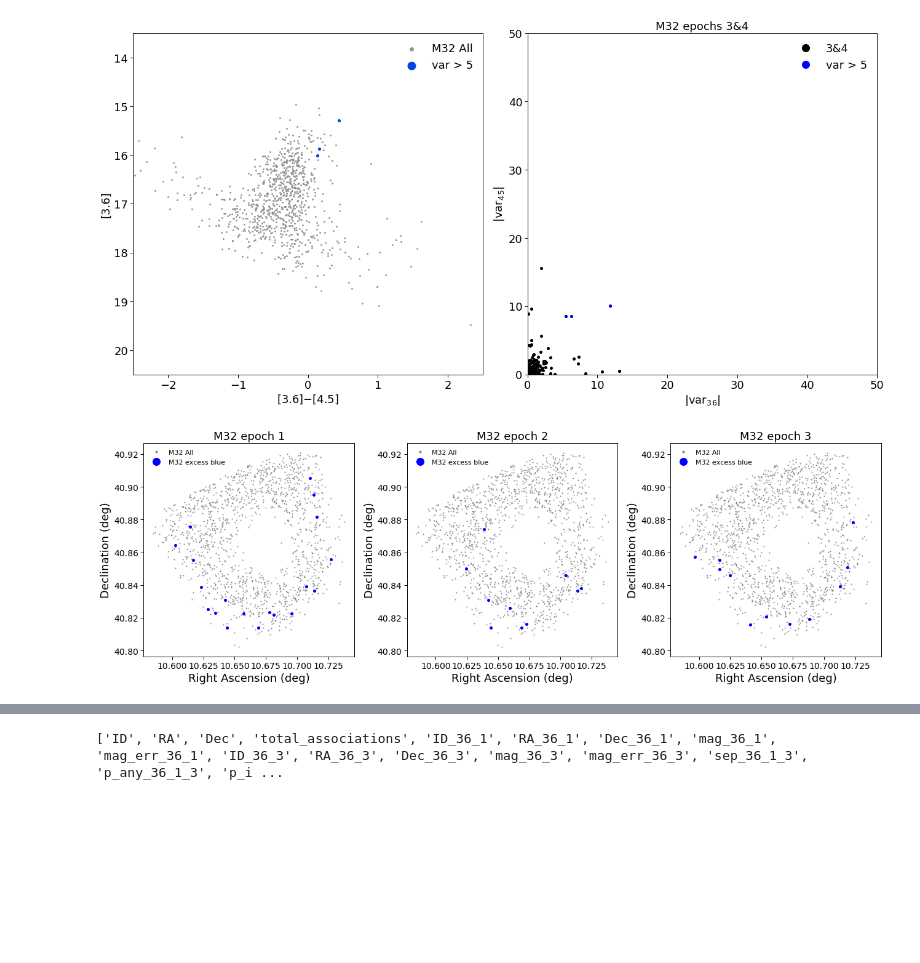
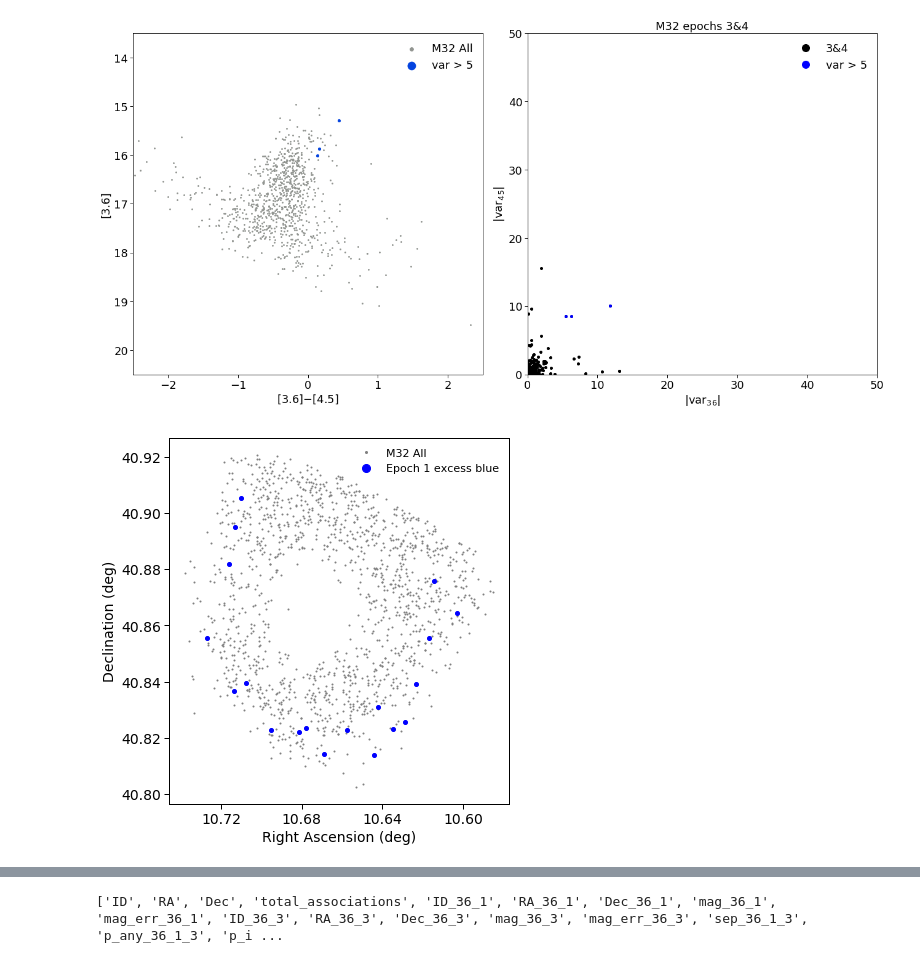
Before and after one commit to MichaelSharp7/M32, a Jupyter notebook: M32_CMD_CCD_unclean.ipynb, the cells around one changed output, grey strips where cells are left out. Cells and saved outputs as stored; diff of their text form; code cells hidden in the pictures; blank space fills up the shorter version.

```diff
--- a/M32_CMD_CCD_unclean.ipynb
+++ b/M32_CMD_CCD_unclean.ipynb
@@ -84,7 +84,7 @@ plt.rc('font', family='sans-serif')
 plt.rc("xtick", labelsize=14)
 plt.rc("ytick", labelsize=14)
 plt.rc("axes", labelsize=14)
-plt.rc("legend", fontsize=14)
+plt.rc("legend", fontsize=13)
 plt.figure(figsize=(6,11))
 # Plot all sensible stars
 plt.subplot(2,1,1)
@@ -93,7 +93,7 @@ plt.scatter(data['mag_36_1'][good_E1_idx]-data['mag_45_1'][good_E1_idx], data['m
 plt.scatter(data['mag_36_1'][bad_mag_error_idx_36_1a]-data['mag_45_1'][bad_mag_error_idx_36_1a], data['mag_36_1'][bad_mag_error_idx_36_1a],s=10,color=sns.xkcd_rgb['red'],label="Large [3.6] error")
 plt.scatter(data['mag_36_1'][bad_mag_error_idx_45_1a]-data['mag_45_1'][bad_mag_error_idx_45_1a], data['mag_36_1'][bad_mag_error_idx_45_1a],s=10,color=sns.xkcd_rgb['blue'],label="Large [4.5] error")
 #plt.xlabel("[3.6]$-$[4.5]", fontsize=14)
-plt.ylabel("[3.6]", fontsize=14)
+plt.ylabel("[3.6]$_1$", fontsize=14)
 plt.xlim(-2.5,2.5)
 plt.ylim(20.5,13.5)
 #plt.axvline(x=1.5)
@@ -119,17 +119,17 @@ plt.scatter(data['mag_36_1'][good_E1_idx]-data['mag_45_1'][good_E1_idx], data['m
 # Overplot variable sources
 plt.scatter(data['mag_36_1'][bad_mag_error_idx_36_1a]-data['mag_45_1'][bad_mag_error_idx_36_1a], data['mag_45_1'][bad_mag_error_idx_36_1a],s=10,color=sns.xkcd_rgb['red'],label="Large [3.6] error")
 plt.scatter(data['mag_36_1'][bad_mag_error_idx_45_1a]-data['mag_45_1'][bad_mag_error_idx_45_1a], data['mag_45_1'][bad_mag_error_idx_45_1a],s=10,color=sns.xkcd_rgb['blue'],label="Large [4.5] error")
-plt.xlabel("[3.6]$-$[4.5]", fontsize=14)
-plt.ylabel("[4.5]", fontsize=14)
+plt.xlabel("[3.6]$_1$$-$[4.5]$_1$", fontsize=14)
+plt.ylabel("[4.5]$_1$", fontsize=14)
 plt.xlim(-2.5,2.5)
 plt.ylim(20.5,13.5)
 #plt.axvline(x=1.5)
 plt.axvline(x=-1.6)
 plt.legend(loc="lower right",frameon=False, scatterpoints=1, numpoints=1, markerscale=2.)
 #plt.title('M32 E1', fontsize=18)
-#plt.savefig("bla.pdf", bbox_inches='tight')    # Saves the figure is uncommented
 plt.tight_layout()
 plt.subplots_adjust(hspace=0)
+plt.savefig("fixing/Unclean_errors.pdf", bbox_inches='tight')    # Saves the figure is uncommented
 plt.show()
 plt.close()
 # %% [output]
@@ -297,52 +297,84 @@ blue_1_idx = np.where((data['mag_36_1']-data['mag_45_1'] < -1.6) &(data['mag_36_
 blue_3_idx = np.where((data['mag_36_3']-data['mag_45_3'] < -1.6) &(data['mag_36_3']!=-99)&(data['mag_45_3']!=-99)&
                      ((100*data['mag_err_36_3']/data['mag_36_3'])<=1) &
                       ((100*data['mag_err_45_3']/data['mag_45_3'])<=1.4))
 blue_4_idx = np.where((data['mag_36_4']-data['mag_45_4'] < -1.6) &(data['mag_36_4']!=-99)&(data['mag_45_4']!=-99)&
                      ((100*data['mag_err_36_4']/data['mag_36_4'])<=1) &
                       ((100*data['mag_err_45_4']/data['mag_45_4'])<=1.4))
 
 # Define function to produce location plot
 def loc_plot_simple(idx1,idx3,idx4,description,colour):
     # Setting up figure
     plt.rc('font', family='sans-serif')
     plt.rc("xtick", labelsize=14)
     plt.rc("ytick", labelsize=14)
     plt.rc("axes", labelsize=14)
     plt.rc("legend", fontsize=11)
-    plt.figure(figsize=(18,6))
+    plt.figure(figsize=(6,6))
     ax = plt.gca()                        # Sets up active plot region
 
     # Make the actual plot
-    plt.subplot(1,3,1)
+    plt.gca().invert_xaxis()    # flip the x-axis
+
     plt.plot(data['RA'], data['Dec'], '.', color='grey', ms=2, label="M32 All")
-    plt.plot(data['RA'][idx1], data['Dec'][idx1], 'o', color=colour, ms=4, label="M32 "+description)
-    plt.xlabel('Right Ascension (deg)', size=18)
-    plt.ylabel('Declination (deg)', size=18)
-    plt.legend(loc="upper left",frameon=False, scatterpoints=1, numpoints=1, markerscale=3.)
-    plt.title('M32 epoch 1',fontsize=18)
+    plt.plot(data['RA'][idx1], data['Dec'][idx1], 'o', color=colour, ms=4, label="Epoch 1 "+description)
+    plt.xlabel('Right Ascension (deg)')
+    plt.xticks(np.arange(10.6,10.74,0.04))
+    plt.ylabel('Declination (deg)')
+    plt.legend(loc="upper right",frameon=False, scatterpoints=1, numpoints=1, markerscale=2.)
+    #plt.title('M32 epoch 1',fontsize=18)
+    plt.tight_layout()
+    plt.subplots_adjust(hspace=0)
+    plt.savefig("fixing/excess_blue1.pdf", bbox_inches='tight')
+    plt.show()
+    plt.close()
 
-    plt.subplot(1,3,2)
+
+    # Setting up figure
+    plt.rc('font', family='sans-serif')
+    plt.rc("xtick", labelsize=14)
+    plt.rc("ytick", labelsize=14)
+    plt.rc("axes", labelsize=14)
+    plt.rc("legend", fontsize=11)
+    plt.figure(figsize=(6,6))
+    ax = plt.gca()                        # Sets up active plot region
+    plt.gca().invert_xaxis()    # flip the x-axis
     plt.plot(data['RA'], data['Dec'], '.', color='grey', ms=2, label="M32 All")
-    plt.plot(data['RA'][idx3], data['Dec'][idx3], 'o', color=colour, ms=4, label="M32 "+description)
-    plt.xlabel('Right Ascension (deg)', size=18)
-    plt.ylabel('Declination (deg)', size=18)
-    plt.legend(loc="upper left",frameon=False, scatterpoints=1, numpoints=1, markerscale=3.)
-    plt.title('M32 epoch 2',fontsize=18)
+    plt.plot(data['RA'][idx3], data['Dec'][idx3], 'o', color=colour, ms=4, label="Epoch 2 "+description)
+    plt.xlabel('Right Ascension (deg)')
+    plt.xticks(np.arange(10.6,10.74,0.04))
+    plt.ylabel('Declination (deg)')
+    plt.legend(loc="upper right",frameon=False, scatterpoints=1, numpoints=1, markerscale=2.)
+    #plt.title('M32 epoch 2',fontsize=18)
+    plt.tight_layout()
+    plt.subplots_adjust(hspace=0)
+    plt.savefig("fixing/excess_blue2.pdf", bbox_inches='tight')
+    plt.show()
+    plt.close()
 
-    plt.subplot(1,3,3)
+
+    # Setting up figure
+    plt.rc('font', family='sans-serif')
+    plt.rc("xtick", labelsize=14)
+    plt.rc("ytick", labelsize=14)
+    plt.rc("axes", labelsize=14)
+    plt.rc("legend", fontsize=11)
+    plt.figure(figsize=(6,6))
+    ax = plt.gca()                        # Sets up active plot region
+    plt.gca().invert_xaxis()    # flip the x-axis
     plt.plot(data['RA'], data['Dec'], '.', color='grey', ms=2, label="M32 All")
-    plt.plot(data['RA'][idx4], data['Dec'][idx4], 'o', color=colour, ms=4, label="M32 "+description)
-    plt.xlabel('Right Ascension (deg)', size=18)
-    plt.ylabel('Declination (deg)', size=18)
-    plt.legend(loc="upper left",frameon=False, scatterpoints=1, numpoints=1, markerscale=3.)
-    plt.title('M32 epoch 3',fontsize=18)
-
-    #plt.savefig("blah.pdf", bbox_inches='tight')
+    plt.plot(data['RA'][idx4], data['Dec'][idx4], 'o', color=colour, ms=4, label="Epoch 3 "+description)
+    plt.xlabel('Right Ascension (deg)')
+    plt.xticks(np.arange(10.6,10.74,0.04))
+    plt.ylabel('Declination (deg)')
+    plt.legend(loc="upper right",frameon=False, scatterpoints=1, numpoints=1, markerscale=2.)
+    #plt.title('M32 epoch 3',fontsize=18)
     plt.tight_layout()
+    plt.subplots_adjust(hspace=0)
+    plt.savefig("fixing/excess_blue3.pdf", bbox_inches='tight')
     plt.show()
     plt.close()
 
 loc_plot_simple(blue_1_idx,blue_3_idx,blue_4_idx,'excess blue','blue')
 #loc_plot_simple(faint_red_1_idx,faint_red_3_idx,faint_red_4_idx,'excess red','red')
 # %% [output]
-[figure, old version]
+[figure, new version]
```
Also changed, not shown: parts of 2 cells of this notebook, 7 other files.
